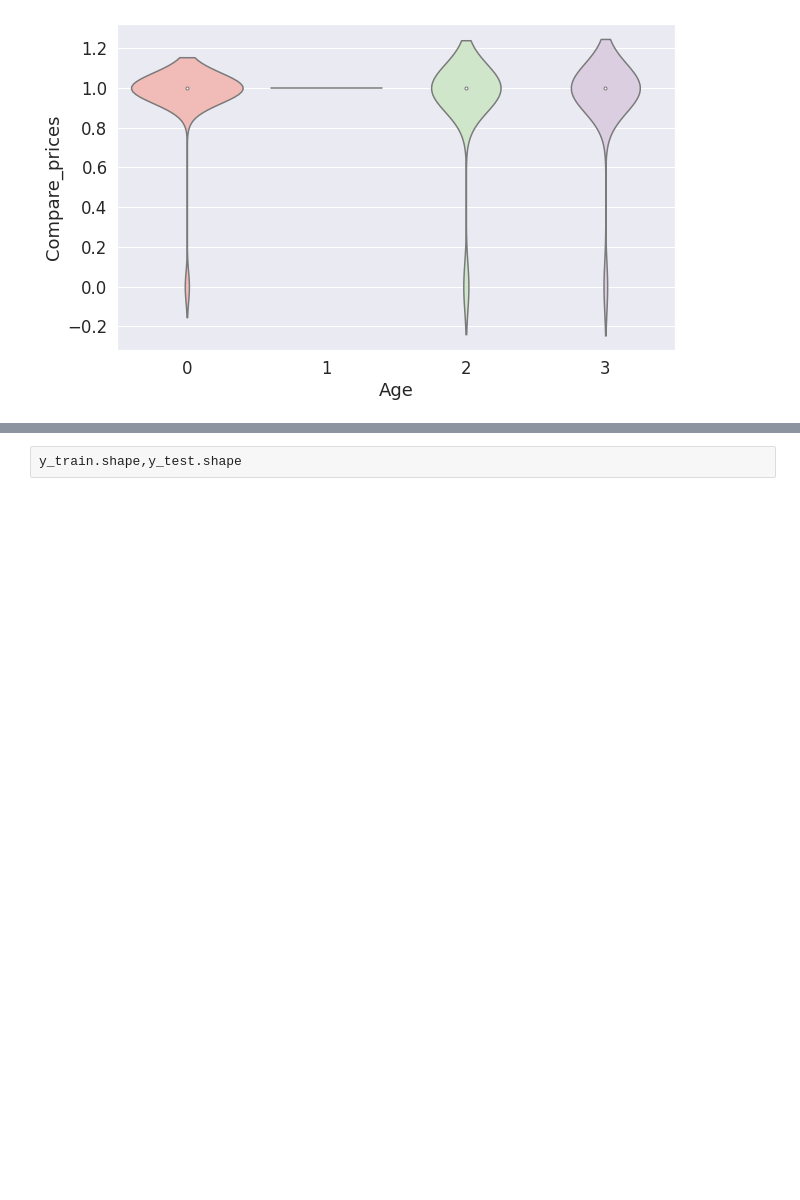
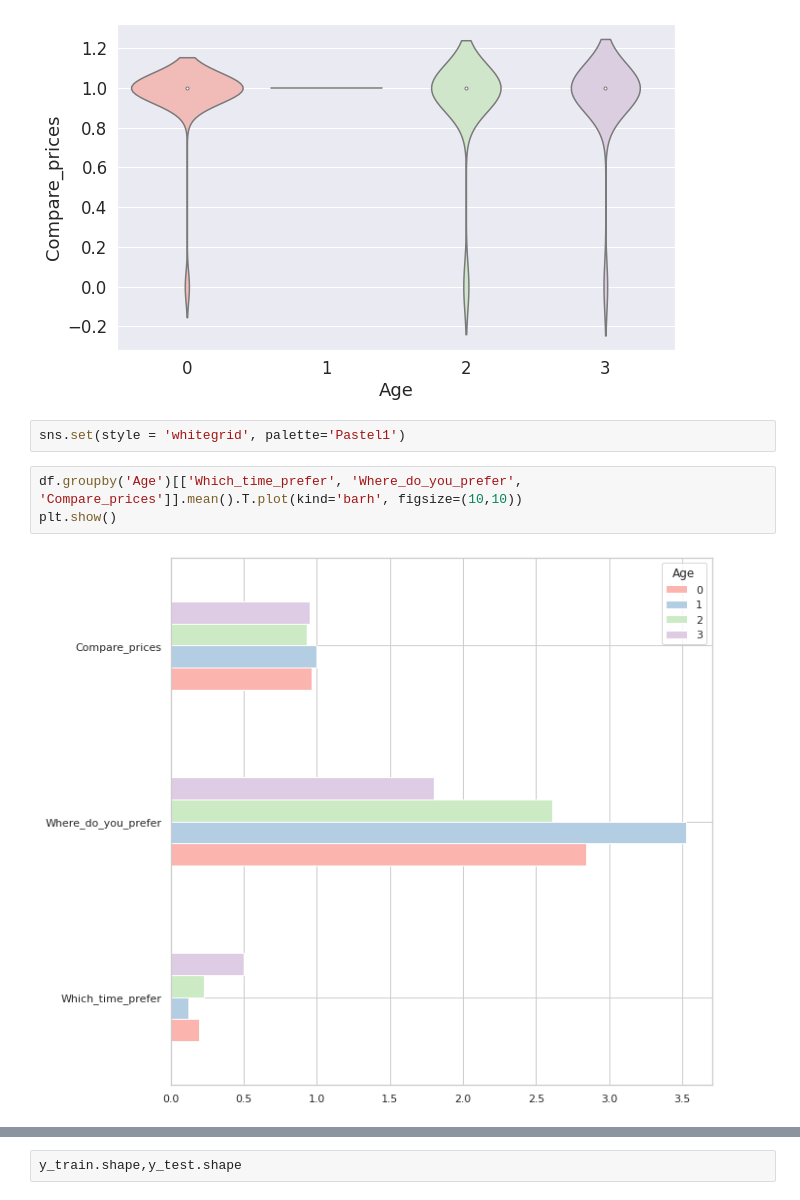
Before and after one commit to Sujatapanchal/MSCproject, a Jupyter notebook: Data_preprocessing_and_EDA.ipynb, the cells around one changed output, grey strips where cells are left out. Cells and saved outputs as stored; diff of their text form; blank space fills up the shorter version.

```diff
--- a/Data_preprocessing_and_EDA.ipynb
+++ b/Data_preprocessing_and_EDA.ipynb
@@ -386,3 +420,10 @@ sns.displot(data=df, x='Age', col='No_use_product',kde=False, kind='hist', palet
 sns.violinplot(x = 'Age', y = 'Compare_prices', data = df);
 # %% [output]
 [figure]
+# %%
+sns.set(style = 'whitegrid', palette='Pastel1')
+# %%
+df.groupby('Age')[['Which_time_prefer', 'Where_do_you_prefer', 'Compare_prices']].mean().T.plot(kind='barh', figsize=(10,10))
+plt.show()
+# %% [output]
+[figure, added]
```
Also changed, not shown: parts of 42 cells of this notebook.
